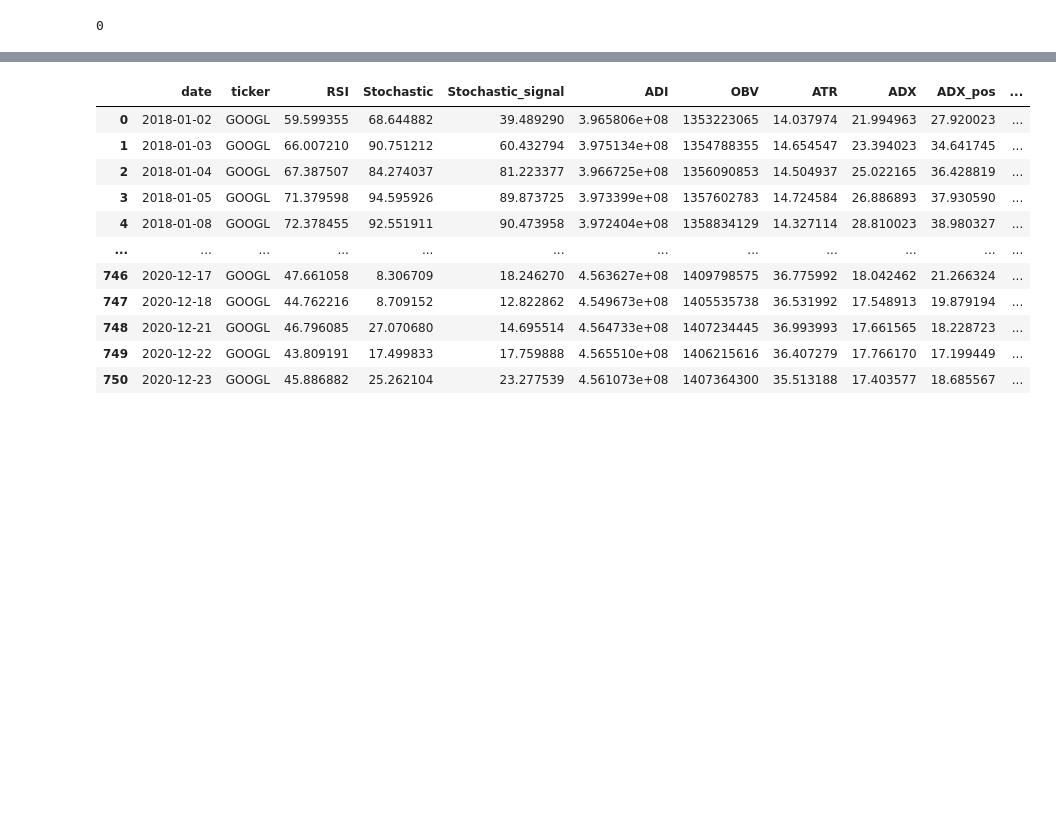
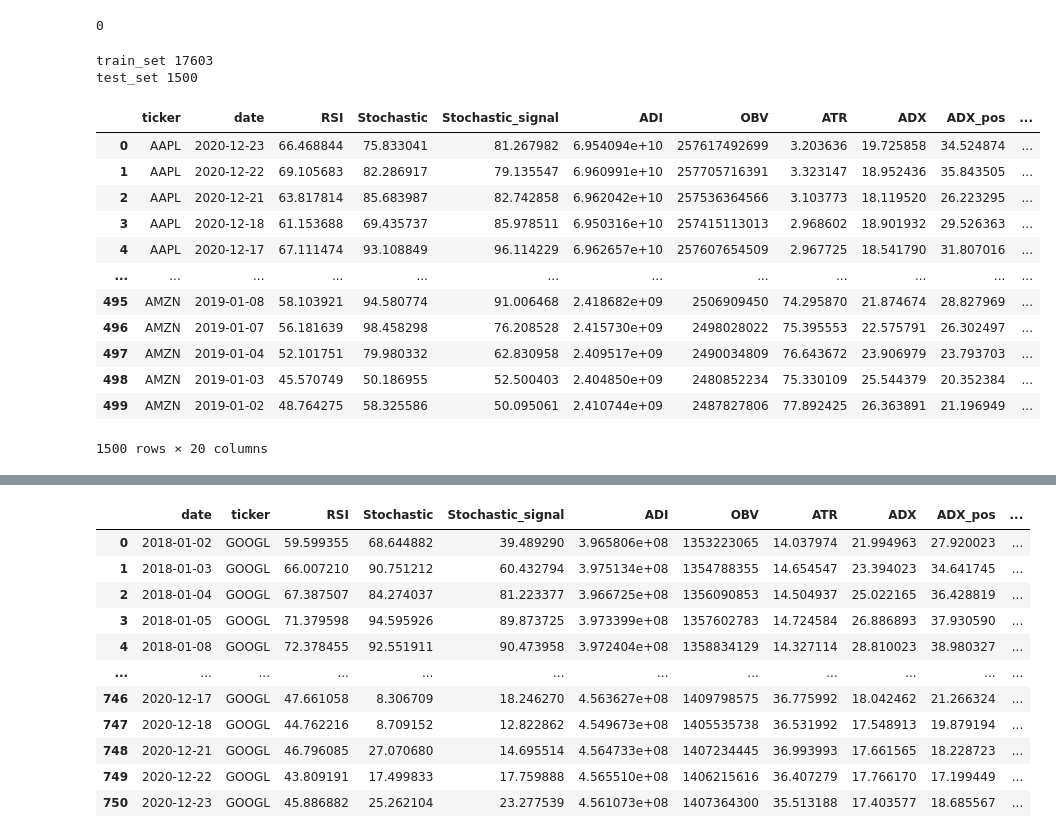
Before and after one commit to marcin-sobocinski/mlchartist, a Jupyter notebook: notebooks/Ian_notebooks/Ian_troubleshooting_buildarrays.ipynb, the cells around one changed output, grey strips where cells are left out. Drawn from its saved outputs; the diff is of its cells as text; code cells hidden in the pictures; blank space fills up the shorter version.

```diff
--- a/notebooks/Ian_notebooks/Ian_troubleshooting_buildarrays.ipynb
+++ b/notebooks/Ian_notebooks/Ian_troubleshooting_buildarrays.ipynb
@@ -77,3 +77,27 @@ len(apple)
 len(apple) - len(apple_test) - len(apple_train)
 # %% [output]
 0
+# %%
+train_set, test_set = train_test_split_multiple_companies(joined_df, 500)
+
+print('train_set', len(train_set))
+print('test_set', len(test_set))
+# %% [output]
+train_set 17603
+test_set 1500
+# %%
+test_set
+# %% [output]
+|  | ticker | date | RSI | Stochastic | Stochastic_signal | ADI | OBV | ATR | ADX | ADX_pos | ... |
+| 0 | AAPL | 2020-12-23 | 66.468844 | 75.833041 | 81.267982 | 6.954094e+10 | 257617492699 | 3.203636 | 19.725858 | 34.524874 | ... |
+| 1 | AAPL | 2020-12-22 | 69.105683 | 82.286917 | 79.135547 | 6.960991e+10 | 257705716391 | 3.323147 | 18.952436 | 35.843505 | ... |
+| 2 | AAPL | 2020-12-21 | 63.817814 | 85.683987 | 82.742858 | 6.962042e+10 | 257536364566 | 3.103773 | 18.119520 | 26.223295 | ... |
+| 3 | AAPL | 2020-12-18 | 61.153688 | 69.435737 | 85.978511 | 6.950316e+10 | 257415113013 | 2.968602 | 18.901932 | 29.526363 | ... |
+| 4 | AAPL | 2020-12-17 | 67.111474 | 93.108849 | 96.114229 | 6.962657e+10 | 257607654509 | 2.967725 | 18.541790 | 31.807016 | ... |
+| ... | ... | ... | ... | ... | ... | ... | ... | ... | ... | ... | ... |
+| 495 | AMZN | 2019-01-08 | 58.103921 | 94.580774 | 91.006468 | 2.418682e+09 | 2506909450 | 74.295870 | 21.874674 | 28.827969 | ... |
+| 496 | AMZN | 2019-01-07 | 56.181639 | 98.458298 | 76.208528 | 2.415730e+09 | 2498028022 | 75.395553 | 22.575791 | 26.302497 | ... |
+| 497 | AMZN | 2019-01-04 | 52.101751 | 79.980332 | 62.830958 | 2.409517e+09 | 2490034809 | 76.643672 | 23.906979 | 23.793703 | ... |
+| 498 | AMZN | 2019-01-03 | 45.570749 | 50.186955 | 52.500403 | 2.404850e+09 | 2480852234 | 75.330109 | 25.544379 | 20.352384 | ... |
+| 499 | AMZN | 2019-01-02 | 48.764275 | 58.325586 | 50.095061 | 2.410744e+09 | 2487827806 | 77.892425 | 26.363891 | 21.196949 | ... |
+1500 rows × 20 columns
```
Also changed, not shown: parts of 12 cells of this notebook, 3 other files.
